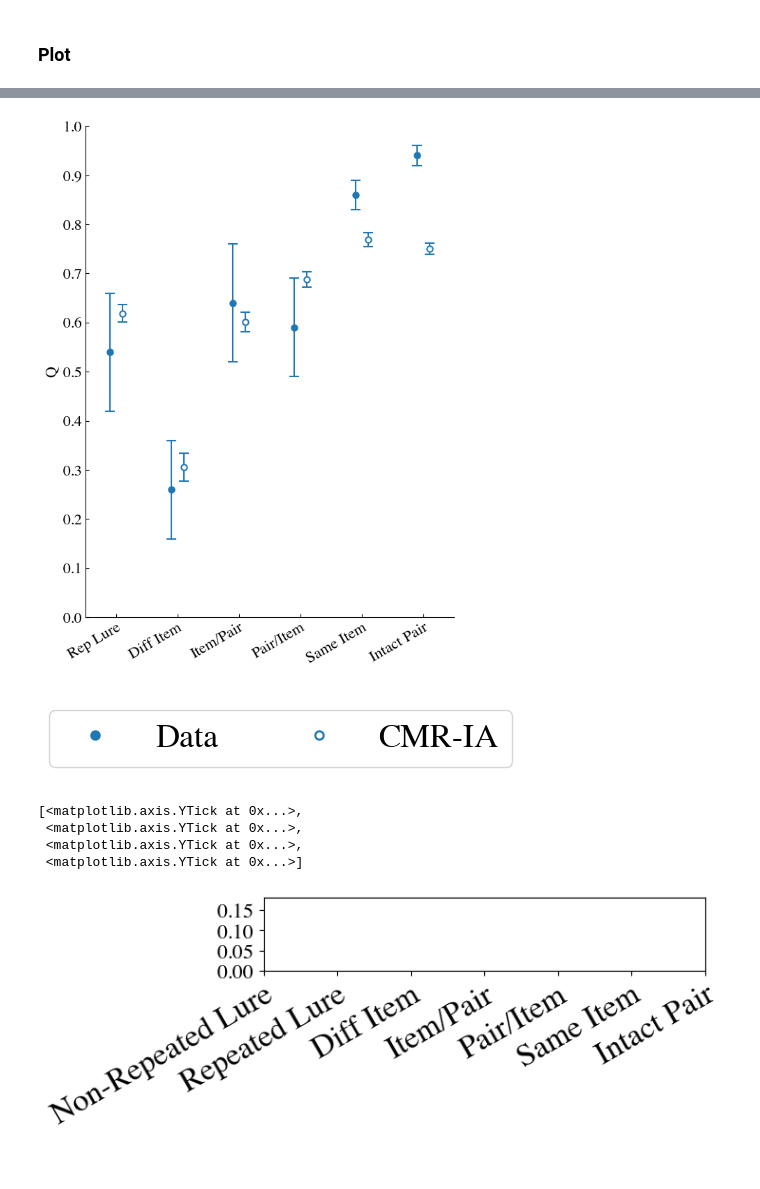
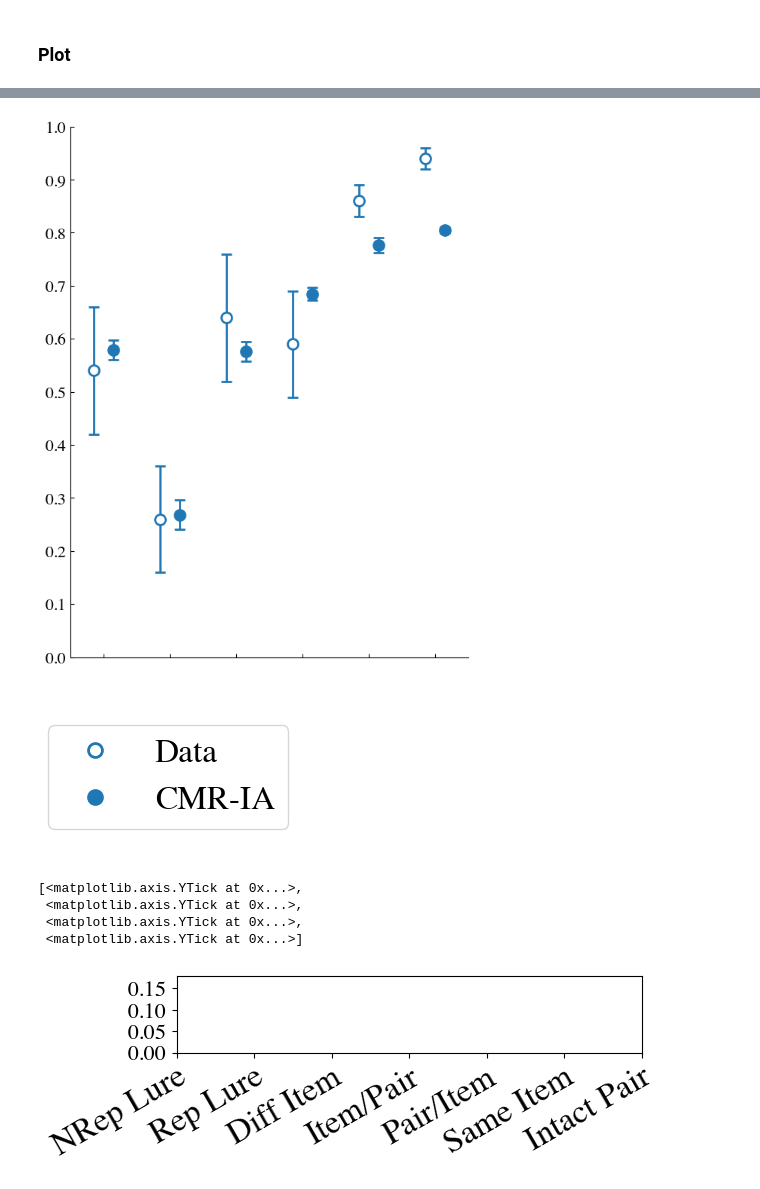
Before and after one commit to pennmem/CMR-IA, a Jupyter notebook: Analysis/simuS2_recog_recog/simuS2_main.ipynb, the cells around one changed output, grey strips where cells are left out. Saved outputs shown, nothing was run; the diff lists cells and outputs as text; code cells hidden in the pictures.

```diff
--- a/Analysis/simuS2_recog_recog/simuS2_main.ipynb
+++ b/Analysis/simuS2_recog_recog/simuS2_main.ipynb
@@ -21,7 +21,7 @@ plt.rcParams["mathtext.rm"] = "Times"
 # plt.rcParams["font.family"] = "Times New Roman"
 plt.rcParams["font.size"] = 16
 SAVERES = True
-SAVEFIG = False
+SAVEFIG = True
 # %% [markdown]
 ## Load Stimuli and Semantic Matrix
 # %%
@@ -768,41 +506,31 @@ fig, ax = plt.subplots(figsize=(6, 8))
 fig.subplots_adjust(left=0.1, right=0.98, bottom=0.1, top=0.98)
 
 base_xs = np.arange(1, 6)
-width = 0.1
 
-plot_params = {
-    "color": "C0",
-    "fmt": "o",
-    "markersize": 6,
-    "markeredgewidth": 1.5,
-    "elinewidth": 1.5,
-    "capsize": 5,
-    "capthick": 1.5,
-}
 ax.errorbar(
     x=base_xs - width,
     y=ground_truth[:5, 2],
     yerr=ground_truth_se[:5, 2],
+    markerfacecolor="white",
     **plot_params,
 )
 ax.errorbar(
     x=base_xs + width,
     y=stats_mean[:5, 2],
     yerr=stats_se[:5, 2],
-    markerfacecolor="white",
     **plot_params,
 )
 ax.errorbar(
     x=-width,
     y=ground_truth[5, 2],
     yerr=ground_truth_se[5, 2],
+    markerfacecolor="white",
     **plot_params,
 )
 ax.errorbar(
     x=width,
     y=stats_mean[5, 2],
     yerr=stats_se[5, 2],
-    markerfacecolor="white",
     **plot_params,
 )
 
@@ -824,49 +552,49 @@ ax.set_ylabel("Q")
 ax.spines.right.set_visible(False)
 ax.spines.top.set_visible(False)
 
-# if SAVEFIG:
-#     ax.set(ylabel=None)
-#     plt.tick_params(labelbottom=False)
-#     plt.savefig("simuS1_fig/simuS1_q.pdf")
+if SAVEFIG:
+    ax.set(xlabel=None, ylabel=None)
+    plt.tick_params(labelbottom=False)
+    plt.savefig("simuS2_fig/simuS2_q.pdf")
 plt.show()
 # %% [output]
-[figure, old version]
+[figure, new version]
 # %%
 from matplotlib.lines import Line2D
 
-fig2, ax2 = plt.subplots(figsize=(6, 1))
+fig2, ax2 = plt.subplots(figsize=(3, 2))
 ax2.axis("off")
 h_data = Line2D(
     [0],
     [0],
     color="C0",
     marker="o",
-    markersize=6,
-    markeredgewidth=1.5,
+    markersize=10,
+    markeredgewidth=2,
+    markerfacecolor="white",
     linestyle="none",
     label="Data",
 )
 h_model = Line2D(
     [0],
     [0],
     color="C0",
     marker="o",
-    markersize=6,
-    markeredgewidth=1.5,
-    markerfacecolor="white",
+    markersize=10,
+    markeredgewidth=2,
     linestyle="none",
     label="CMR-IA",
 )
-L = ax2.legend(handles=[h_data, h_model], loc="center", ncol=2, fontsize=24)
-# if SAVEFIG:
-#     plt.savefig("simuS1_fig/simuS1_legend.pdf")
+L = ax2.legend(handles=[h_data, h_model], loc="center", ncol=1, fontsize=24)
+if SAVEFIG:
+    plt.savefig("simuS2_fig/simuS2_legend.pdf")
 # %% [output]
-[figure, old version]
+[figure, new version]
 # %%
 fig2, ax2 = plt.subplots(figsize=(6, 1))
 ax2.set_xticks(
     ticks=np.arange(7),
-    labels=["Non-Repeated Lure", "Repeated Lure", "Diff Item", "Item/Pair", "Pair/Item", "Same Item", "Intact Pair"],
+    labels=["NRep Lure", "Rep Lure", "Diff Item", "Item/Pair", "Pair/Item", "Same Item", "Intact Pair"],
     rotation=30,
     rotation_mode="anchor",
     va="top",
@@ -887,4 +615,4 @@ ax2.set_yticks(np.arange(y2_low, y2_high + 0.01, 0.05))
  <matplotlib.axis.YTick at 0x...>,
  <matplotlib.axis.YTick at 0x...>,
  <matplotlib.axis.YTick at 0x...>]
-[figure, old version]
+[figure, new version]
```
Also changed, not shown: parts of 19 cells of this notebook, 14 other files.
